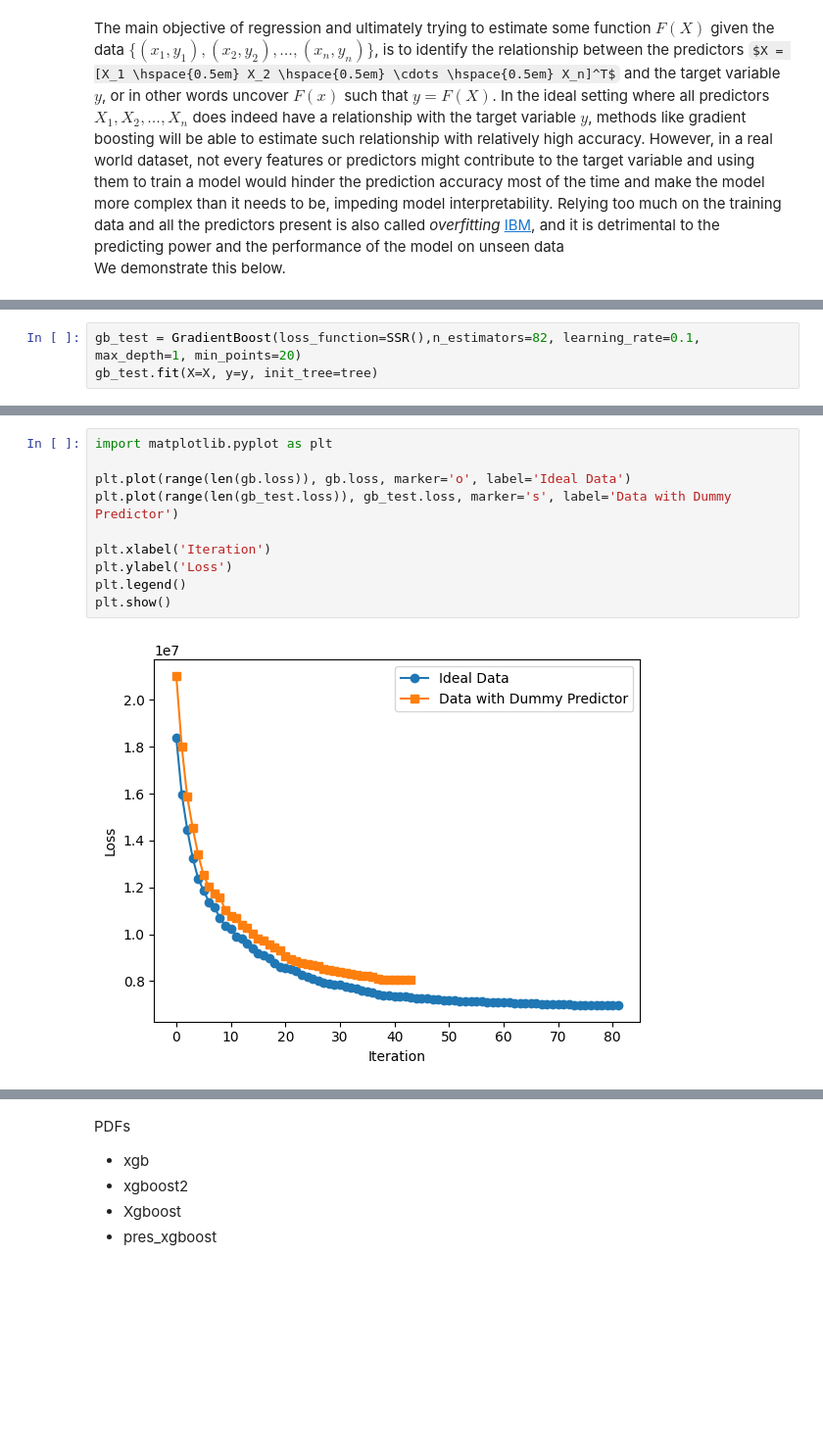
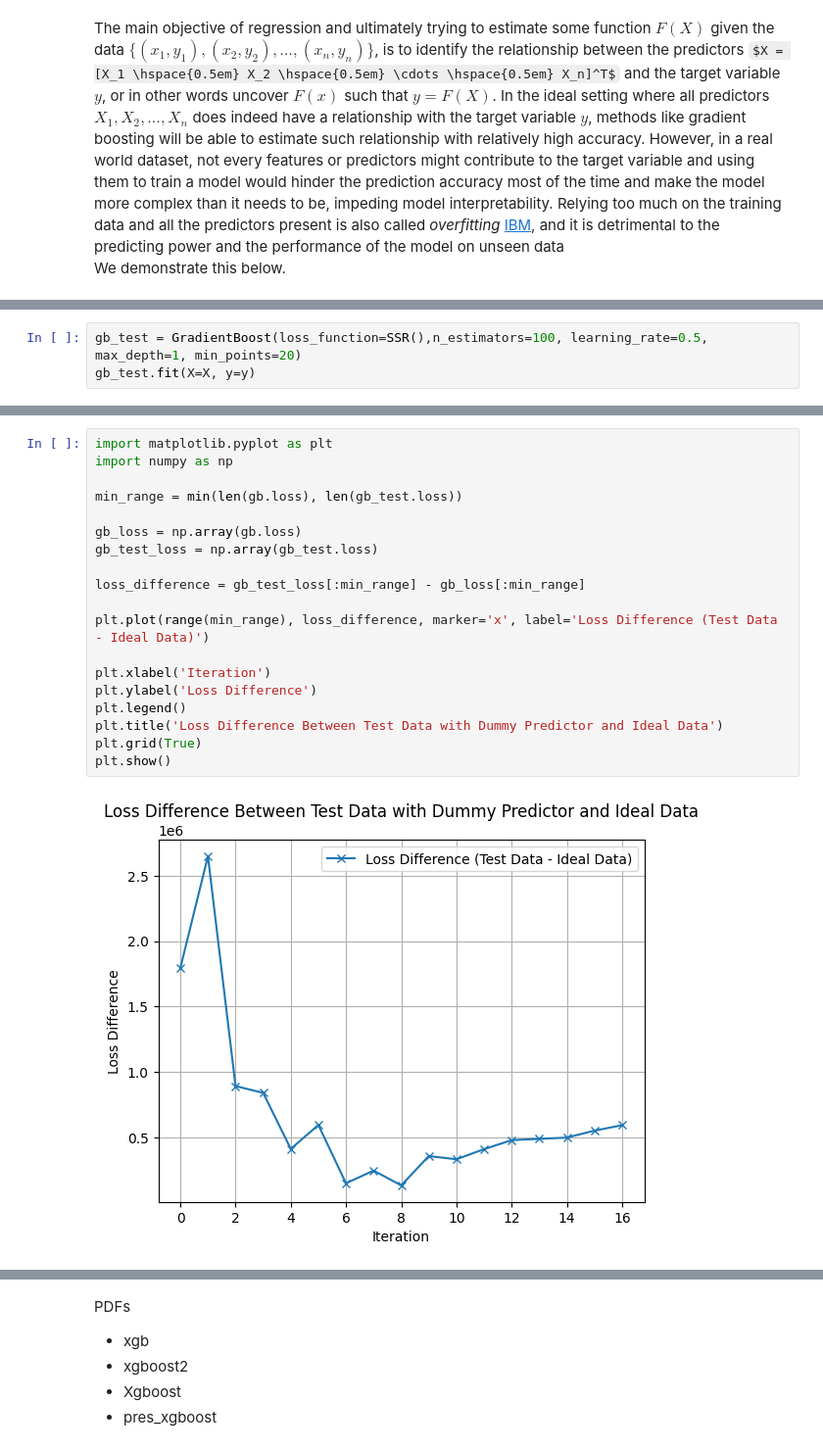
Before and after one commit to manganeseheptoxide/Undergraduate-Thesis, a Jupyter notebook: Resources/Notes.ipynb, the cells around one changed output, grey strips where cells are left out. Shown at 98% size. Drawn from its saved outputs; the diff is of its cells as text; some formulas as TeX source; blank space fills up the shorter version.

```diff
--- a/Resources/Notes.ipynb
+++ b/Resources/Notes.ipynb
@@ -652,4 +637,4 @@ tree.generate_tree(max_depth=1, min_points=20)
 # %%
-gb_test = GradientBoost(loss_function=SSR(),n_estimators=82, learning_rate=0.1, max_depth=1, min_points=20)
-gb_test.fit(X=X, y=y, init_tree=tree)
+gb_test = GradientBoost(loss_function=SSR(),n_estimators=100, learning_rate=0.5, max_depth=1, min_points=20)
+gb_test.fit(X=X, y=y)
 # %% [output]
@@ -673,16 +659,25 @@ Early stopping at iteration 42
 <__main__.GradientBoost at 0x...>
-# %%
-import matplotlib.pyplot as plt
-
-plt.plot(range(len(gb.loss)), gb.loss, marker='o', label='Ideal Data')
-plt.plot(range(len(gb_test.loss)), gb_test.loss, marker='s', label='Data with Dummy Predictor')
-
-plt.xlabel('Iteration')
-plt.ylabel('Loss')
-plt.legend()
-plt.show()
-# %% [output]
-[figure, removed]
+# %%
+import matplotlib.pyplot as plt
+import numpy as np
+
+min_range = min(len(gb.loss), len(gb_test.loss))
+
+gb_loss = np.array(gb.loss)
+gb_test_loss = np.array(gb_test.loss)
+
+loss_difference = gb_test_loss[:min_range] - gb_loss[:min_range]
+
+plt.plot(range(min_range), loss_difference, marker='x', label='Loss Difference (Test Data - Ideal Data)')
+
+plt.xlabel('Iteration')
+plt.ylabel('Loss Difference')
+plt.legend()
+plt.title('Loss Difference Between Test Data with Dummy Predictor and Ideal Data')
+plt.grid(True)
+plt.show()
+# %% [output]
+[figure, added]
 # %% [markdown]
 As you can see from the loss vs. iteration comparison above, whenever a dataset has features that does nothing for the target variable, it reduces the accuracy of the model and hinders the overall performance [springer]. \
 Reguralization (also known as shrinkage), is an approach used to mitigate the problem stated previously by assigning weights $\beta_i$ to the predictor variables and tries to find the most optimal weights that minimizes the loss. This usually involves trying to find the smallest possible $\beta_i$ for each $X_i$ (hence, shrinkage). The objective of regularization is to minimize the following $$\hat{L}(\beta) = L(y, f(X, \beta)) + \epsilon \Omega(\beta)$$ where $\beta = [\beta_1 \hspace{0.5em} \beta_2 \hspace{0.5em} \cdots \hspace{0.5em} \beta_n]^T$ are the weights for the predictors $X$, $L(y, f(X, \beta))$ is the empirical risk, $\Omega (\beta)$ is the regularization penalty, and $\epsilon >= 0$ is the tuning parameter that dictates how much we want to penalize the magnitude of the weights. \
```
Also changed, not shown: parts of 26 cells of this notebook, 4 other files.
